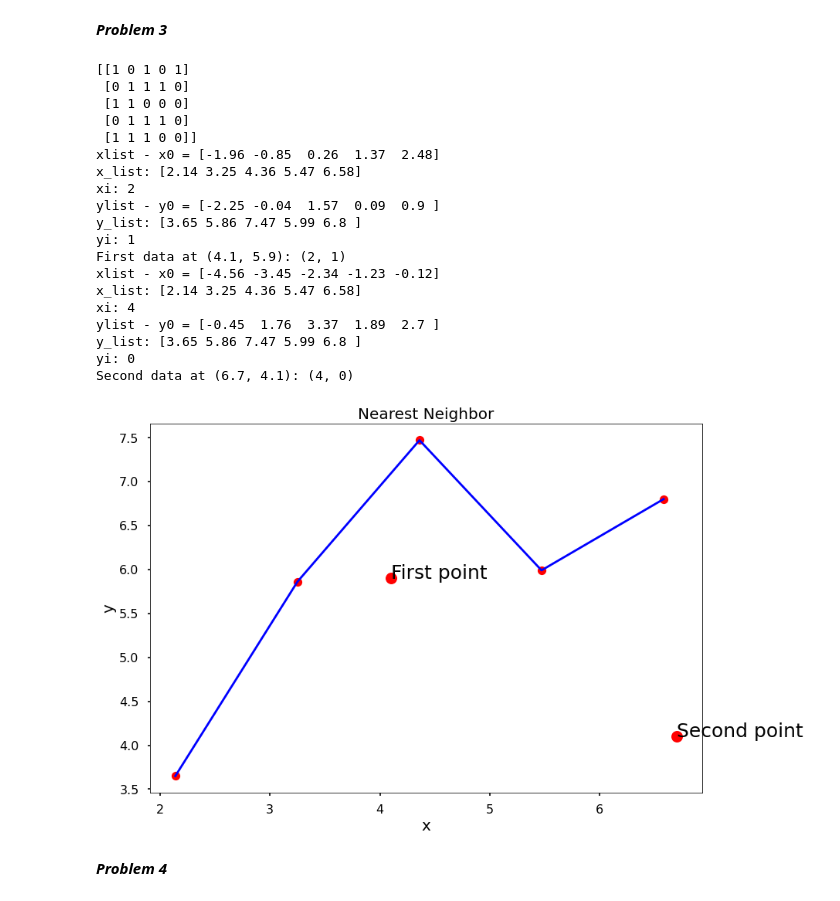
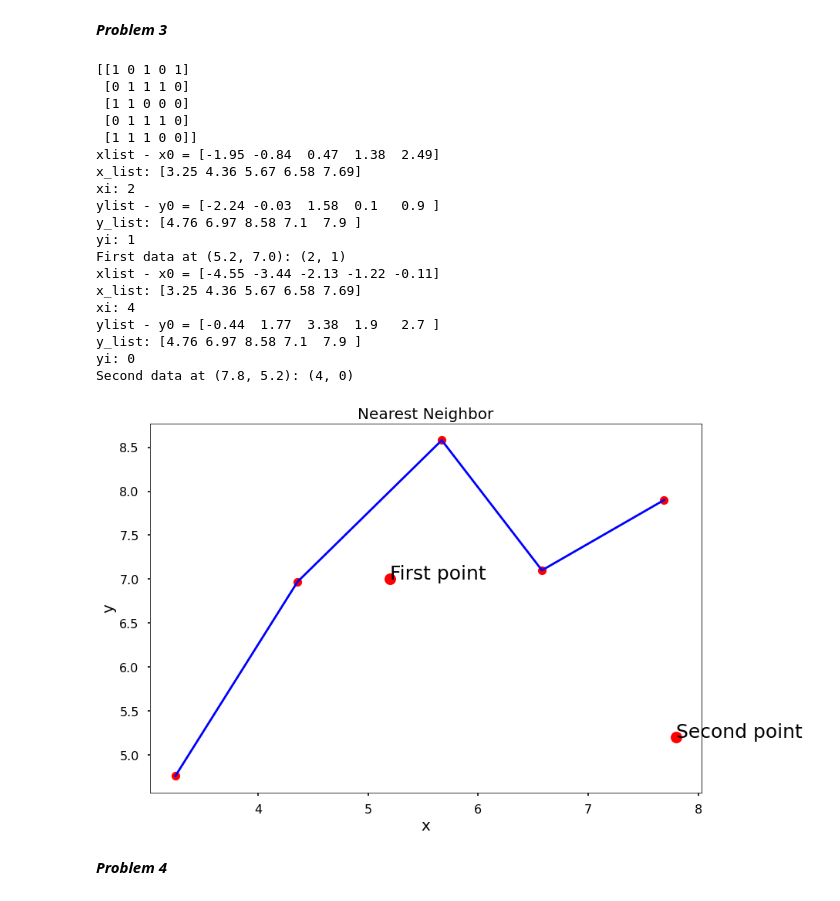
Before and after one commit to hyperkraz/MAT421, a Jupyter notebook: HW2.ipynb, the cells around one changed output. Drawn from its saved outputs; the diff is of its cells as text; code cells hidden in the pictures.

```diff
--- a/HW2.ipynb
+++ b/HW2.ipynb
@@ -170,54 +170,54 @@ def my_nearest_neighbour(x0, y0, x):
 
   return result
 
-x_list = np.array([2.14, 3.25, 4.36, 5.47, 6.58])
-y_list = np.array([3.65, 5.86, 7.47, 5.99, 6.8])
+x_list = np.array([3.25, 4.36, 5.67, 6.58, 7.69])
+y_list = np.array([4.76, 6.97, 8.58, 7.10, 7.9])
 data = np.array([[1, 0, 1, 0, 1], [0, 1, 1, 1, 0], [1, 1, 0, 0, 0], [0, 1, 1, 1, 0], [1, 1, 1, 0, 0]])
 
 print(data)
 
-data1 = my_nearest_neighbour(4.1, 5.9, x_list)
-print("First data at (4.1, 5.9):", data1)
+data1 = my_nearest_neighbour(5.2, 7.0, x_list)
+print("First data at (5.2, 7.0):", data1)
 
-data2 = my_nearest_neighbour(6.7, 4.1, x_list)
-print("Second data at (6.7, 4.1):", data2)
+data2 = my_nearest_neighbour(7.8, 5.2, x_list)
+print("Second data at (7.8, 5.2):", data2)
 
 plt.plot(x_list, y_list, "ro")
 plt.plot(x_list, y_list, "b")
 
-plt.annotate("First point", (4.1, 5.9), size = 25)
-plt.plot(4.1, 5.9, 'ro', ms = 15)
+plt.annotate("First point", (5.2, 7.0), size = 25)
+plt.plot(5.2, 7.0, 'ro', ms = 15)
 
-plt.annotate("Second point", (6.7, 4.1), size = 25)
-plt.plot(6.7, 4.1, 'ro', ms = 15)
+plt.annotate("Second point", (7.8, 5.2), size = 25)
+plt.plot(7.8, 5.2, 'ro', ms = 15)
 
 plt.xlabel("x", size = 20)
 plt.ylabel("y", size = 20)
 
 plt.title("Nearest Neighbor", size = 20)
 
 plt.show()
 # %% [output]
 [[1 0 1 0 1]
  [0 1 1 1 0]
  [1 1 0 0 0]
  [0 1 1 1 0]
  [1 1 1 0 0]]
-xlist - x0 = [-1.96 -0.85  0.26  1.37  2.48]
-x_list: [2.14 3.25 4.36 5.47 6.58]
+xlist - x0 = [-1.95 -0.84  0.47  1.38  2.49]
+x_list: [3.25 4.36 5.67 6.58 7.69]
 xi: 2
-ylist - y0 = [-2.25 -0.04  1.57  0.09  0.9 ]
-y_list: [3.65 5.86 7.47 5.99 6.8 ]
+ylist - y0 = [-2.24 -0.03  1.58  0.1   0.9 ]
+y_list: [4.76 6.97 8.58 7.1  7.9 ]
 yi: 1
-First data at (4.1, 5.9): (2, 1)
-xlist - x0 = [-4.56 -3.45 -2.34 -1.23 -0.12]
-x_list: [2.14 3.25 4.36 5.47 6.58]
+First data at (5.2, 7.0): (2, 1)
+xlist - x0 = [-4.55 -3.44 -2.13 -1.22 -0.11]
+x_list: [3.25 4.36 5.67 6.58 7.69]
 xi: 4
-ylist - y0 = [-0.45  1.76  3.37  1.89  2.7 ]
-y_list: [3.65 5.86 7.47 5.99 6.8 ]
+ylist - y0 = [-0.44  1.77  3.38  1.9   2.7 ]
+y_list: [4.76 6.97 8.58 7.1  7.9 ]
 yi: 0
-Second data at (6.7, 4.1): (4, 0)
+Second data at (7.8, 5.2): (4, 0)
-[figure, old version]
+[figure, new version]
 # %% [markdown]
 ***Problem 4***
 # %% [markdown]
```
